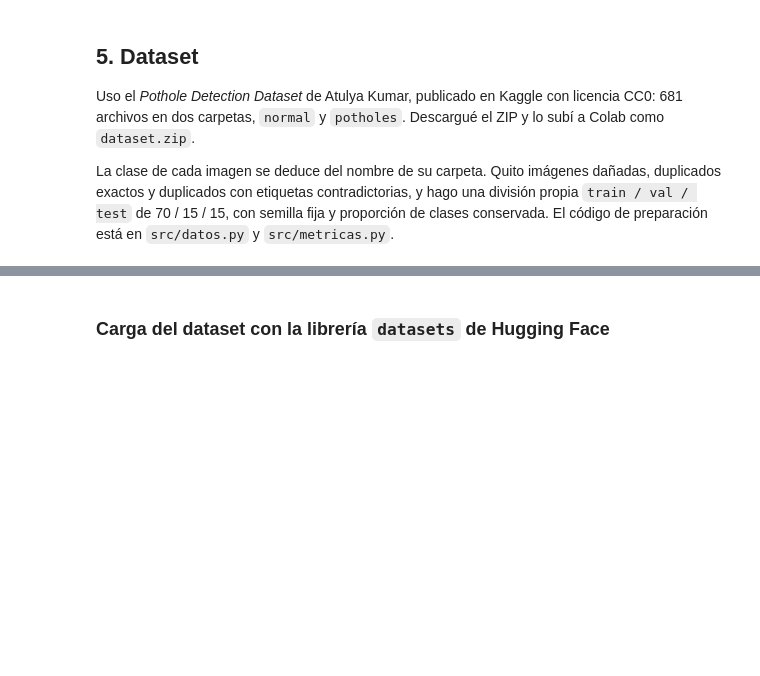
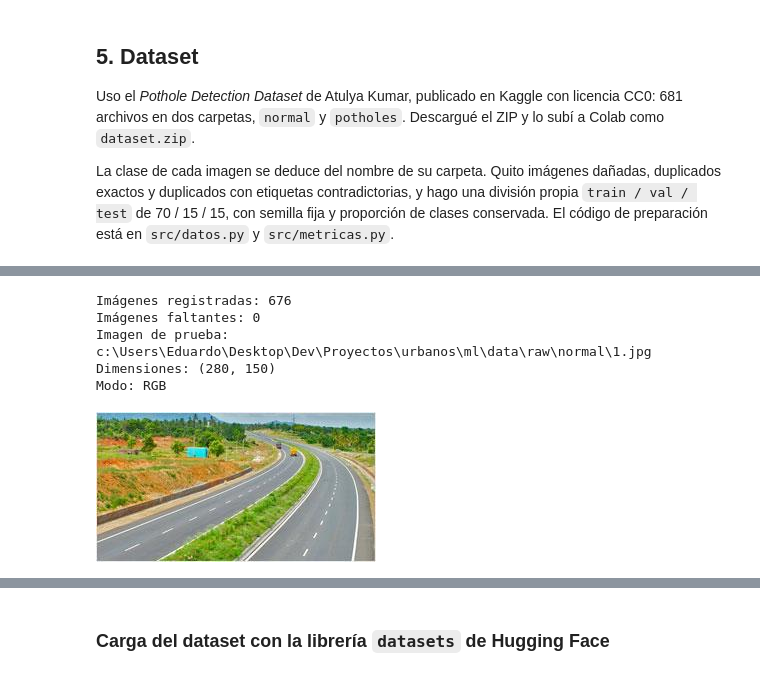
Before and after one commit to E-SalazarDev/urbanos, a Jupyter notebook: ml/notebooks/01_comparativo_modelos_baches.ipynb, the cells around one changed output, grey strips where cells are left out. Cells and saved outputs as stored; diff of their text form; code cells hidden in the pictures; blank space fills up the shorter version.

Commit message:
Preparar experimento y resultados de UrbanOS ML

```diff
--- a/ml/notebooks/01_comparativo_modelos_baches.ipynb
+++ b/ml/notebooks/01_comparativo_modelos_baches.ipynb
@@ -264,15 +454,39 @@ def tabla_umbrales(y_real, prob_bache, umbrales=(0.2, 0.3, 0.4, 0.5, 0.6, 0.7, 0
 # %%
-Path("src/__init__.py").write_text("")
+from PIL import Image
 
-import sys
-sys.path.insert(0, str(PROYECTO))
-from src.datos import construir_manifiesto, DICCIONARIO, CLASES
-from src.metricas import calcular_metricas, tabla_umbrales
+manifiesto["ruta_completa"] = manifiesto["ruta_relativa"].apply(
+    lambda ruta: RAW / ruta
+)
 
-manifiesto, resumen = construir_manifiesto(RAW, semilla=SEMILLA, max_por_clase=MAX_POR_CLASE)
-print(json.dumps(resumen, indent=2, ensure_ascii=False))
-display(manifiesto.head())
-display(pd.crosstab(manifiesto["particion"], manifiesto["clase"], margins=True))
+faltantes = manifiesto[
+    ~manifiesto["ruta_completa"].apply(lambda ruta: ruta.is_file())
+]
+
+print("Imágenes registradas:", len(manifiesto))
+print("Imágenes faltantes:", len(faltantes))
+
+if not faltantes.empty:
+    display(faltantes[["id", "ruta_relativa"]].head(10))
+    raise FileNotFoundError(
+        "Hay rutas del CSV que no existen en data/raw."
+    )
+
+
+ruta_prueba = manifiesto.iloc[0]["ruta_completa"]
+
+with Image.open(ruta_prueba) as imagen:
+    imagen = imagen.convert("RGB")
+    print("Imagen de prueba:", ruta_prueba)
+    print("Dimensiones:", imagen.size)
+    print("Modo:", imagen.mode)
+    display(imagen)
+# %% [output]
+Imágenes registradas: 676
+Imágenes faltantes: 0
+Imagen de prueba: c:\Users\Eduardo\Desktop\Dev\Proyectos\urbanos\ml\data\raw\normal\1.jpg
+Dimensiones: (280, 150)
+Modo: RGB
+[figure, added]
 # %%
 import matplotlib.pyplot as plt
 from PIL import Image
```
Also changed, not shown: parts of 20 cells of this notebook, 20 other files.
